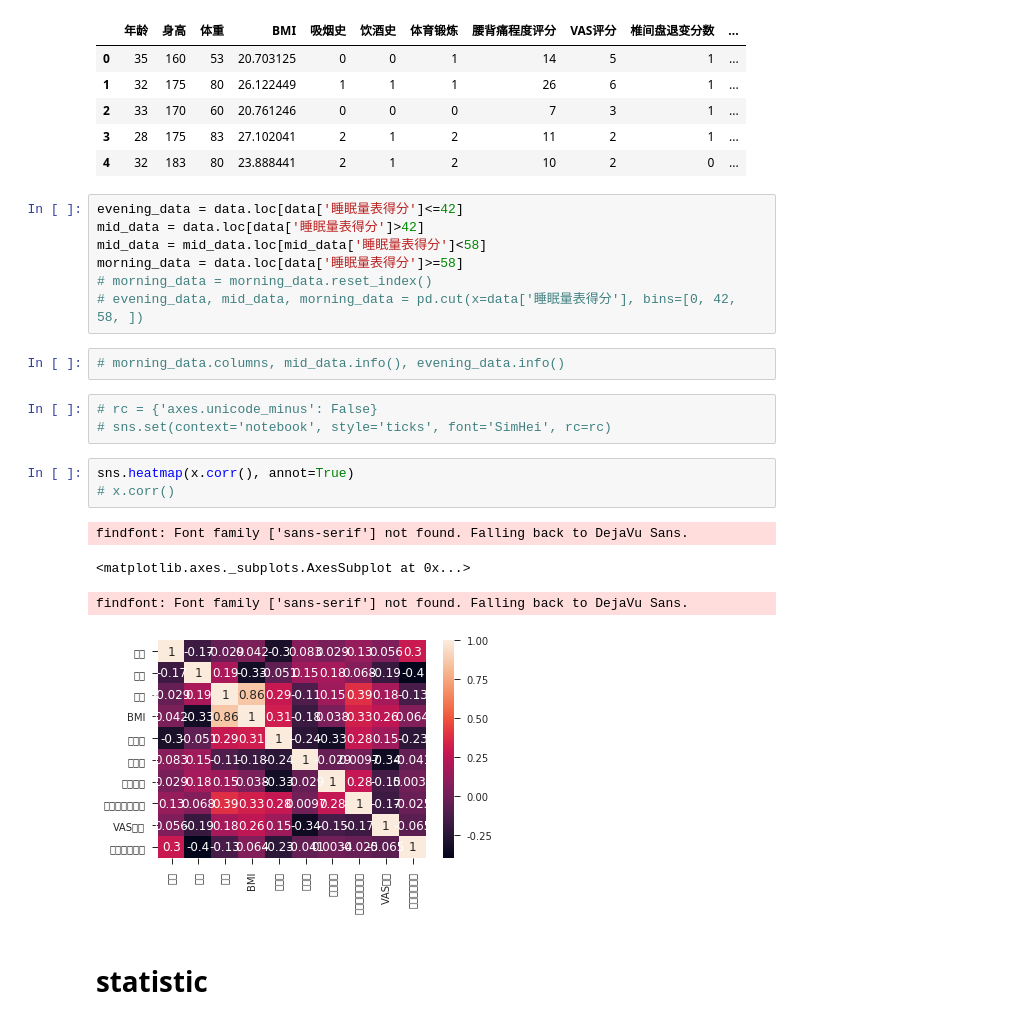
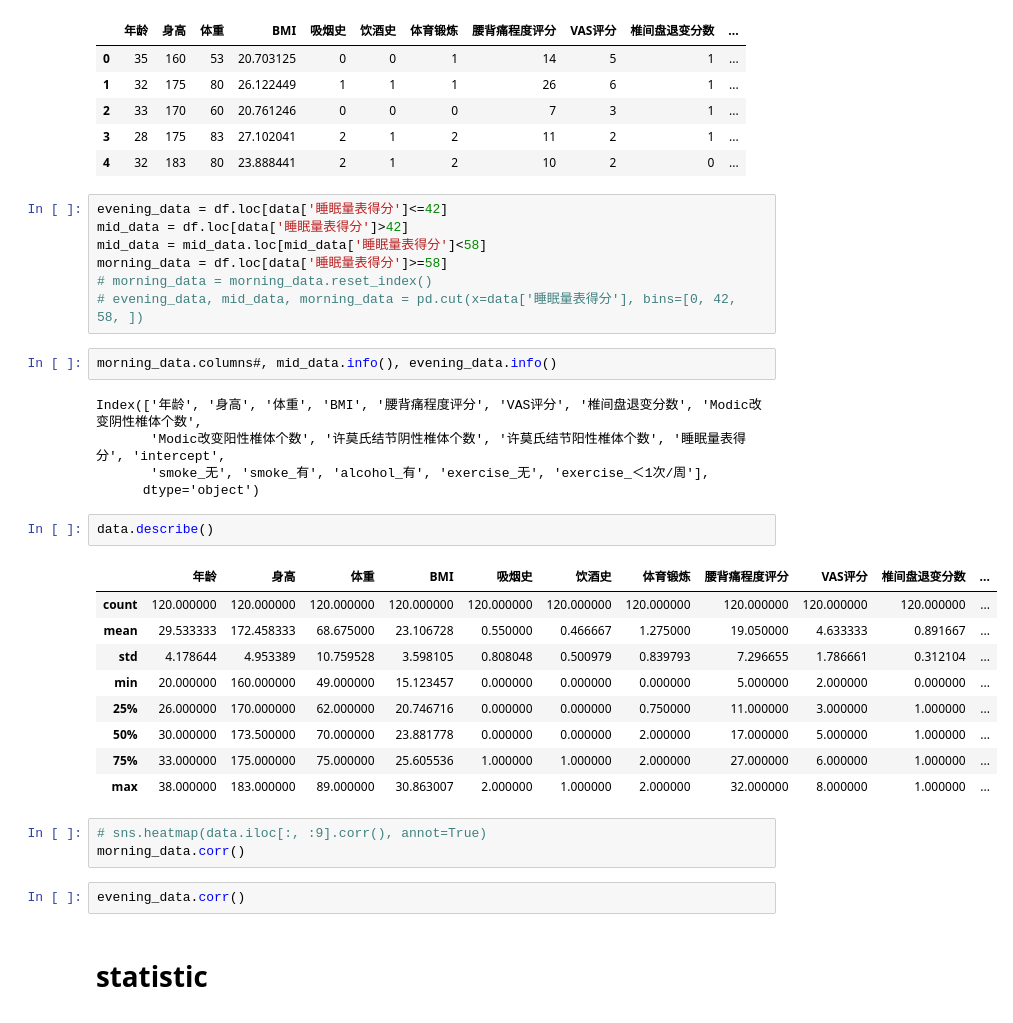
Before and after one commit to may00592/hello-world, a Jupyter notebook: logistic.ipynb, the cells around one changed output. Saved outputs shown, nothing was run; the diff lists cells and outputs as text.

```diff
--- a/logistic.ipynb
+++ b/logistic.ipynb
@@ -42,24 +52,35 @@ data.head()
 | 3 | 28 | 175 | 83 | 27.102041 | 2 | 1 | 2 | 11 | 2 | 1 | ... |
 | 4 | 32 | 183 | 80 | 23.888441 | 2 | 1 | 2 | 10 | 2 | 0 | ... |
 # %%
-evening_data = data.loc[data['睡眠量表得分']<=42]
-mid_data = data.loc[data['睡眠量表得分']>42]
+evening_data = df.loc[data['睡眠量表得分']<=42]
+mid_data = df.loc[data['睡眠量表得分']>42]
 mid_data = mid_data.loc[mid_data['睡眠量表得分']<58]
-morning_data = data.loc[data['睡眠量表得分']>=58]
+morning_data = df.loc[data['睡眠量表得分']>=58]
 # morning_data = morning_data.reset_index()
 # evening_data, mid_data, morning_data = pd.cut(x=data['睡眠量表得分'], bins=[0, 42, 58, ])
 # %%
-# morning_data.columns, mid_data.info(), evening_data.info()
+morning_data.columns#, mid_data.info(), evening_data.info()
+# %% [output]
+Index(['年龄', '身高', '体重', 'BMI', '腰背痛程度评分', 'VAS评分', '椎间盘退变分数', 'Modic改变阴性椎体个数',
+       'Modic改变阳性椎体个数', '许莫氏结节阴性椎体个数', '许莫氏结节阳性椎体个数', '睡眠量表得分', 'intercept',
+       'smoke_无', 'smoke_有', 'alcohol_有', 'exercise_无', 'exercise_＜1次/周'],
+      dtype='object')
-# %%
-# rc = {'axes.unicode_minus': False}
-# sns.set(context='notebook', style='ticks', font='SimHei', rc=rc)
+# %%
+data.describe()
+# %% [output]
+|  | 年龄 | 身高 | 体重 | BMI | 吸烟史 | 饮酒史 | 体育锻炼 | 腰背痛程度评分 | VAS评分 | 椎间盘退变分数 | ... |
+| count | 120.000000 | 120.000000 | 120.000000 | 120.000000 | 120.000000 | 120.000000 | 120.000000 | 120.000000 | 120.000000 | 120.000000 | ... |
+| mean | 29.533333 | 172.458333 | 68.675000 | 23.106728 | 0.550000 | 0.466667 | 1.275000 | 19.050000 | 4.633333 | 0.891667 | ... |
+| std | 4.178644 | 4.953389 | 10.759528 | 3.598105 | 0.808048 | 0.500979 | 0.839793 | 7.296655 | 1.786661 | 0.312104 | ... |
+| min | 20.000000 | 160.000000 | 49.000000 | 15.123457 | 0.000000 | 0.000000 | 0.000000 | 5.000000 | 2.000000 | 0.000000 | ... |
+| 25% | 26.000000 | 170.000000 | 62.000000 | 20.746716 | 0.000000 | 0.000000 | 0.750000 | 11.000000 | 3.000000 | 1.000000 | ... |
+| 50% | 30.000000 | 173.500000 | 70.000000 | 23.881778 | 0.000000 | 0.000000 | 2.000000 | 17.000000 | 5.000000 | 1.000000 | ... |
+| 75% | 33.000000 | 175.000000 | 75.000000 | 25.605536 | 1.000000 | 1.000000 | 2.000000 | 27.000000 | 6.000000 | 1.000000 | ... |
+| max | 38.000000 | 183.000000 | 89.000000 | 30.863007 | 2.000000 | 1.000000 | 2.000000 | 32.000000 | 8.000000 | 1.000000 | ... |
 # %%
-sns.heatmap(x.corr(), annot=True)
-# x.corr()
+# sns.heatmap(data.iloc[:, :9].corr(), annot=True)
+morning_data.corr()
-# %% [output]
-findfont: Font family ['sans-serif'] not found. Falling back to DejaVu Sans.
-<matplotlib.axes._subplots.AxesSubplot at 0x...>
-findfont: Font family ['sans-serif'] not found. Falling back to DejaVu Sans.
-[figure, removed]
+# %%
+evening_data.corr()
 # %% [markdown]
 # statistic
```
Also changed, not shown: parts of 18 cells of this notebook.
